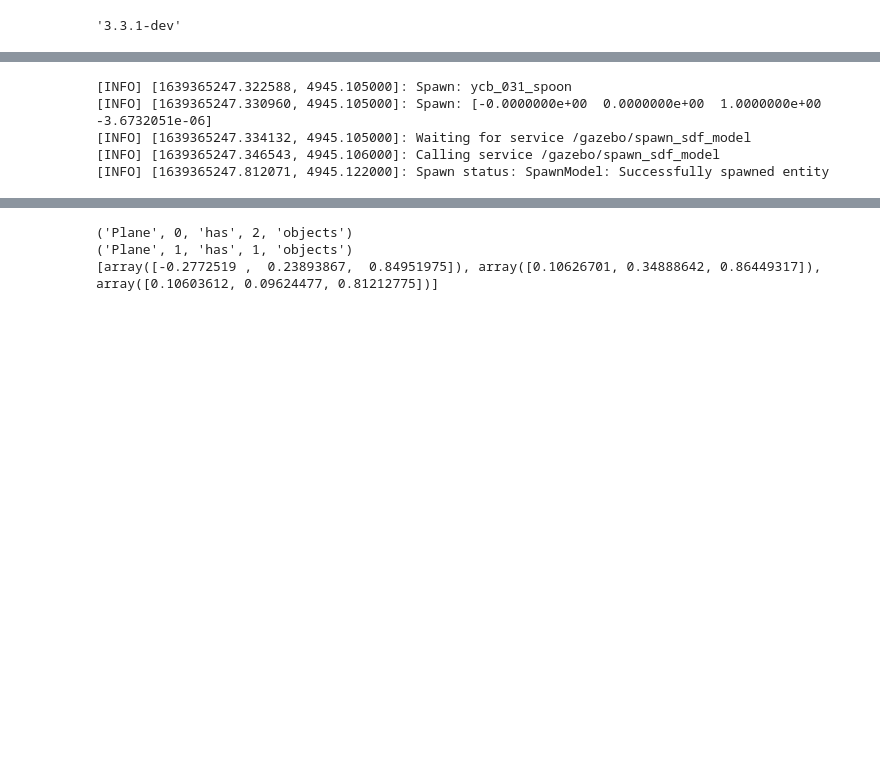
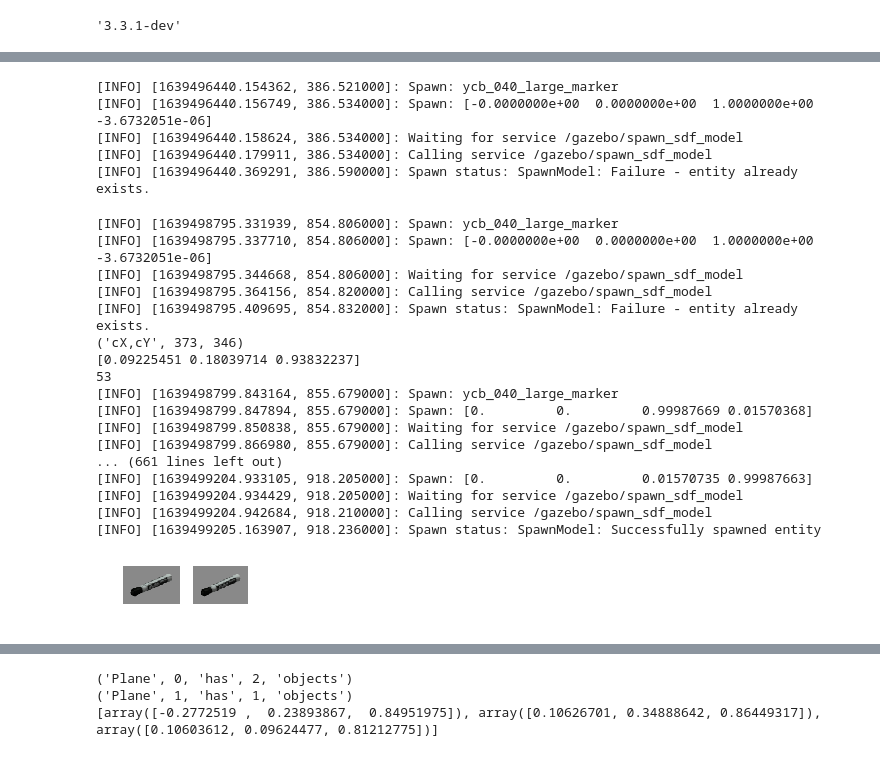
Before and after one commit to takeshi-pumas/takeshi_notebooks, a Jupyter notebook: notebooks/pick_up_table_train_imgs.ipynb, the cells around one changed output, grey strips where cells are left out. Drawn from its saved outputs; the diff is of its cells as text; code cells hidden in the pictures; blank space fills up the shorter version.

```diff
--- a/notebooks/pick_up_table_train_imgs.ipynb
+++ b/notebooks/pick_up_table_train_imgs.ipynb
@@ -467,7 +467,7 @@ objs=os.listdir(_path_model)
 objs.sort()
 # %%
 path='/home/oscar/Videos/videos_to_keras_train/'
-obj_ind=42
+obj_ind=49
 
 obj_name = ''.join(objs[obj_ind].split('_')[1:])
 obj_name
@@ -490,11 +490,56 @@ x_gaz,y_gaz= world_2_gazebo(1.25,1.71)
 eu_i,eu_j,eu_k = 3.1416  ,0,0
 spawn_object('spawned',objs[obj_ind], x_gaz,  y_gaz,  0.41,eu_i,eu_j,eu_k )
 # %% [output]
-[INFO] [1639365247.322588, 4945.105000]: Spawn: ycb_031_spoon
-[INFO] [1639365247.330960, 4945.105000]: Spawn: [-0.0000000e+00  0.0000000e+00  1.0000000e+00 -3.6732051e-06]
-[INFO] [1639365247.334132, 4945.105000]: Waiting for service /gazebo/spawn_sdf_model
-[INFO] [1639365247.346543, 4945.106000]: Calling service /gazebo/spawn_sdf_model
-[INFO] [1639365247.812071, 4945.122000]: Spawn status: SpawnModel: Successfully spawned entity
+[INFO] [1639496440.154362, 386.521000]: Spawn: ycb_040_large_marker
+[INFO] [1639496440.156749, 386.534000]: Spawn: [-0.0000000e+00  0.0000000e+00  1.0000000e+00 -3.6732051e-06]
+[INFO] [1639496440.158624, 386.534000]: Waiting for service /gazebo/spawn_sdf_model
+[INFO] [1639496440.179911, 386.534000]: Calling service /gazebo/spawn_sdf_model
+[INFO] [1639496440.369291, 386.590000]: Spawn status: SpawnModel: Failure - entity already exists.
+# %%
+num_imgs=100
+for i in range(num_imgs):
+    contador=len(os.listdir(path+'/'+obj_name))
+
+    x_gaz,y_gaz= world_2_gazebo(1.25,1.71)
+    eu_i,eu_j,eu_k = 3.1416 - i*(3.1416/num_imgs) ,0,0
+    spawn_object('spawned',objs[obj_ind], x_gaz,  y_gaz,  0.51,eu_i,eu_j,eu_k )
+    rospy.sleep(.1)
+    #res = service_client(req)
+    #cents,xyz, images=res_to_cents(res)
+    cents,xyz, images=seg_pca(lower=1000,higher=4000,plt_images=True)
+
+
+    shapes_ratio=[]
+
+
+    for image in images:
+        print(np.abs(image.shape[0]-image.shape[1]))
+        shapes_ratio.append(np.abs(image.shape[0]-image.shape[1]))
+    if len (images)!=0:
+        plt.imshow(images[np.argmin(shapes_ratio)])
+        contador=len(os.listdir(path+'/'+obj_name))
+        cv2.imwrite(path+obj_name+'/'+obj_name+pad_digit_num(contador,4)+'.png',cv2.cvtColor(images[np.argmin(shapes_ratio)], cv2.COLOR_BGR2RGB))
+
+    delete_object('spawned')
+# %% [output]
+[INFO] [1639498795.331939, 854.806000]: Spawn: ycb_040_large_marker
+[INFO] [1639498795.337710, 854.806000]: Spawn: [-0.0000000e+00  0.0000000e+00  1.0000000e+00 -3.6732051e-06]
+[INFO] [1639498795.344668, 854.806000]: Waiting for service /gazebo/spawn_sdf_model
+[INFO] [1639498795.364156, 854.820000]: Calling service /gazebo/spawn_sdf_model
+[INFO] [1639498795.409695, 854.832000]: Spawn status: SpawnModel: Failure - entity already exists.
+('cX,cY', 373, 346)
+[0.09225451 0.18039714 0.93832237]
+53
+[INFO] [1639498799.843164, 855.679000]: Spawn: ycb_040_large_marker
+[INFO] [1639498799.847894, 855.679000]: Spawn: [0.         0.         0.99987669 0.01570368]
+[INFO] [1639498799.850838, 855.679000]: Waiting for service /gazebo/spawn_sdf_model
+[INFO] [1639498799.866980, 855.679000]: Calling service /gazebo/spawn_sdf_model
+... (661 lines left out)
+[INFO] [1639499204.933105, 918.205000]: Spawn: [0.         0.         0.01570735 0.99987663]
+[INFO] [1639499204.934429, 918.205000]: Waiting for service /gazebo/spawn_sdf_model
+[INFO] [1639499204.942684, 918.210000]: Calling service /gazebo/spawn_sdf_model
+[INFO] [1639499205.163907, 918.236000]: Spawn status: SpawnModel: Successfully spawned entity
+[figure, added]
 # %%
 num_imgs=100
 for i in range(num_imgs):
```
Also changed, not shown: parts of 6 cells of this notebook, 1 other file.
